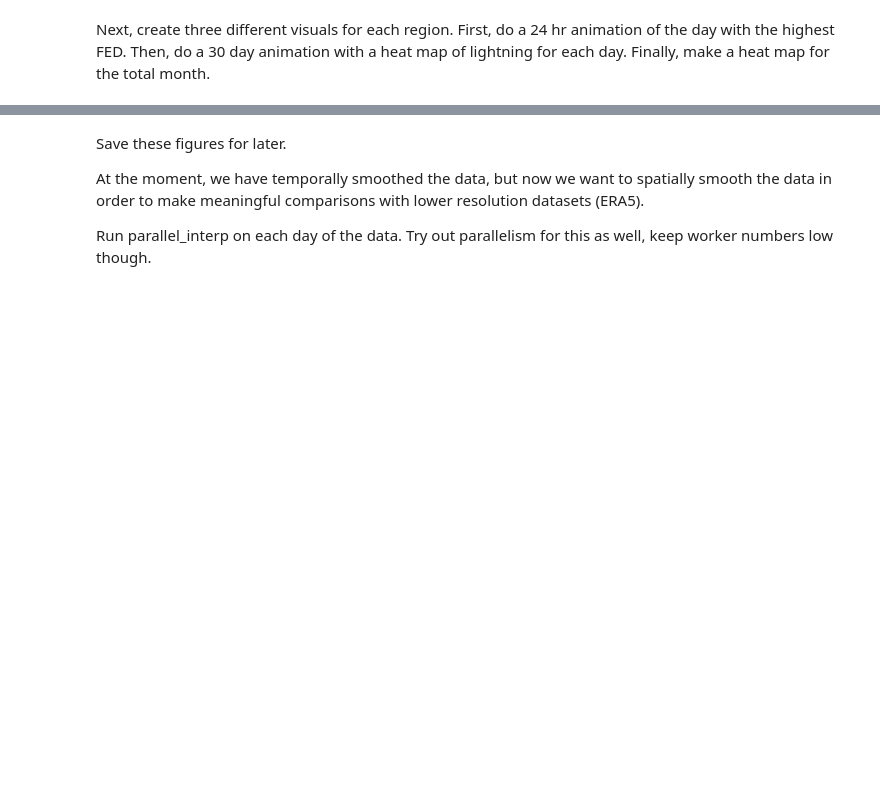
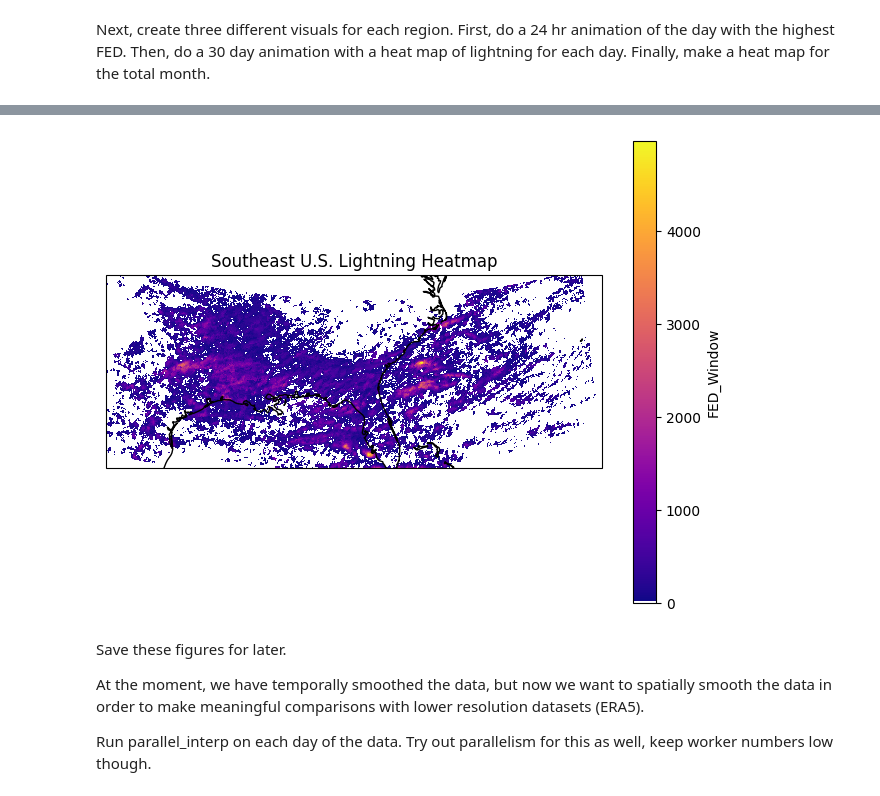
Before and after one commit to amousso3/LightningResearch2024, a Jupyter notebook: lightning/data_collection/lightning_eda.ipynb, the cells around one changed output, grey strips where cells are left out. Cells and saved outputs as stored; diff of their text form; code cells hidden in the pictures; blank space fills up the shorter version.

```diff
--- a/lightning/data_collection/lightning_eda.ipynb
+++ b/lightning/data_collection/lightning_eda.ipynb
@@ -278,0 +427,26 @@ Next, create three different visuals for each region. First, do a 24 hr animatio
+# %%
+heatmap = aprilSE_fed["FED_Window"].sum(dim="time")
+
+fig, ax = plt.subplots(figsize=(8,6), subplot_kw={'projection': ccrs.LambertConformal(central_longitude=-85, central_latitude=32)})
+
+cmap = plt.get_cmap("plasma")
+new_cmap = cmap(np.arange(cmap.N))
+new_cmap[0, -1] = 0
+transparent_cmap = mcolors.ListedColormap(new_cmap)
+
+ax.set_extent([-102, -65, 25, 37], crs=ccrs.PlateCarree())  # ✅ SE Bounds
+
+p = heatmap.plot(
+    ax=ax,
+    x='lon', y='lat',
+    transform=ccrs.PlateCarree(),
+    cmap=transparent_cmap,
+    add_colorbar=True
+)
+
+ax.add_feature(cfeature.COASTLINE)
+
+plt.title("Southeast U.S. Lightning Heatmap")
+plt.show()
+# %% [output]
+[figure, added]
```
Also changed, not shown: parts of 11 cells of this notebook.
